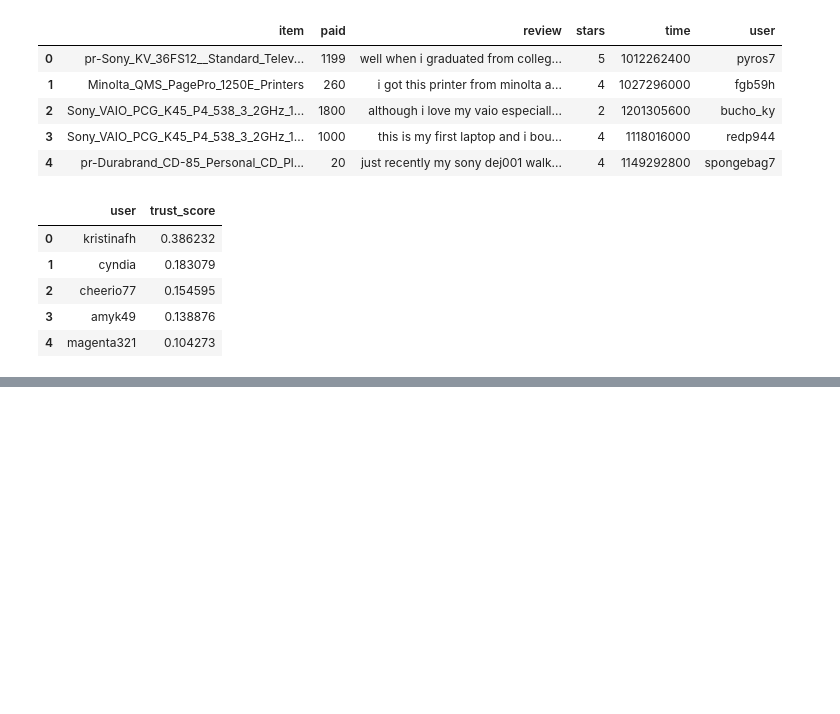
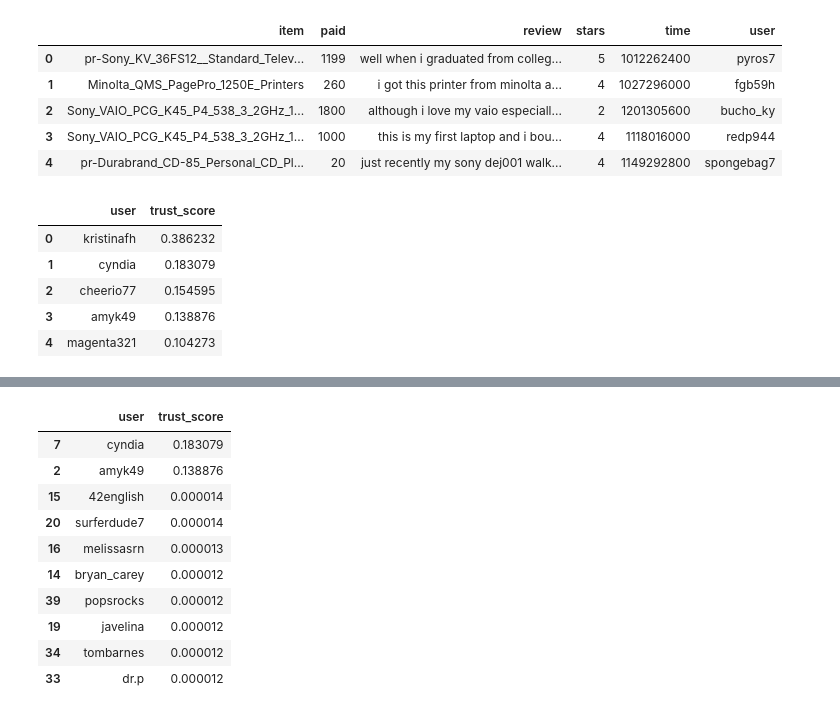
Before and after one commit to ShaluRani/256_group_project, a Jupyter notebook: Trust_score_based_recommendation.ipynb, the cells around one changed output, grey strips where cells are left out. Cells and saved outputs as stored; diff of their text form; code cells hidden in the pictures; blank space fills up the shorter version.

```diff
--- a/Trust_score_based_recommendation.ipynb
+++ b/Trust_score_based_recommendation.ipynb
@@ -233,0 +307,2 @@ result_df
+# %%
+trustee_df.drop(columns = 'user1', inplace = True)
@@ -233,0 +325,14 @@ result_df
+# %%
+trustee_df
+# %% [output]
+|  | user | trust_score |
+| 7 | cyndia | 0.183079 |
+| 2 | amyk49 | 0.138876 |
+| 15 | 42english | 0.000014 |
+| 20 | surferdude7 | 0.000014 |
+| 16 | melissasrn | 0.000013 |
+| 14 | bryan_carey | 0.000012 |
+| 39 | popsrocks | 0.000012 |
+| 19 | javelina | 0.000012 |
+| 34 | tombarnes | 0.000012 |
+| 33 | dr.p | 0.000012 |
```
Also changed, not shown: parts of 17 cells of this notebook, 1 other file.
